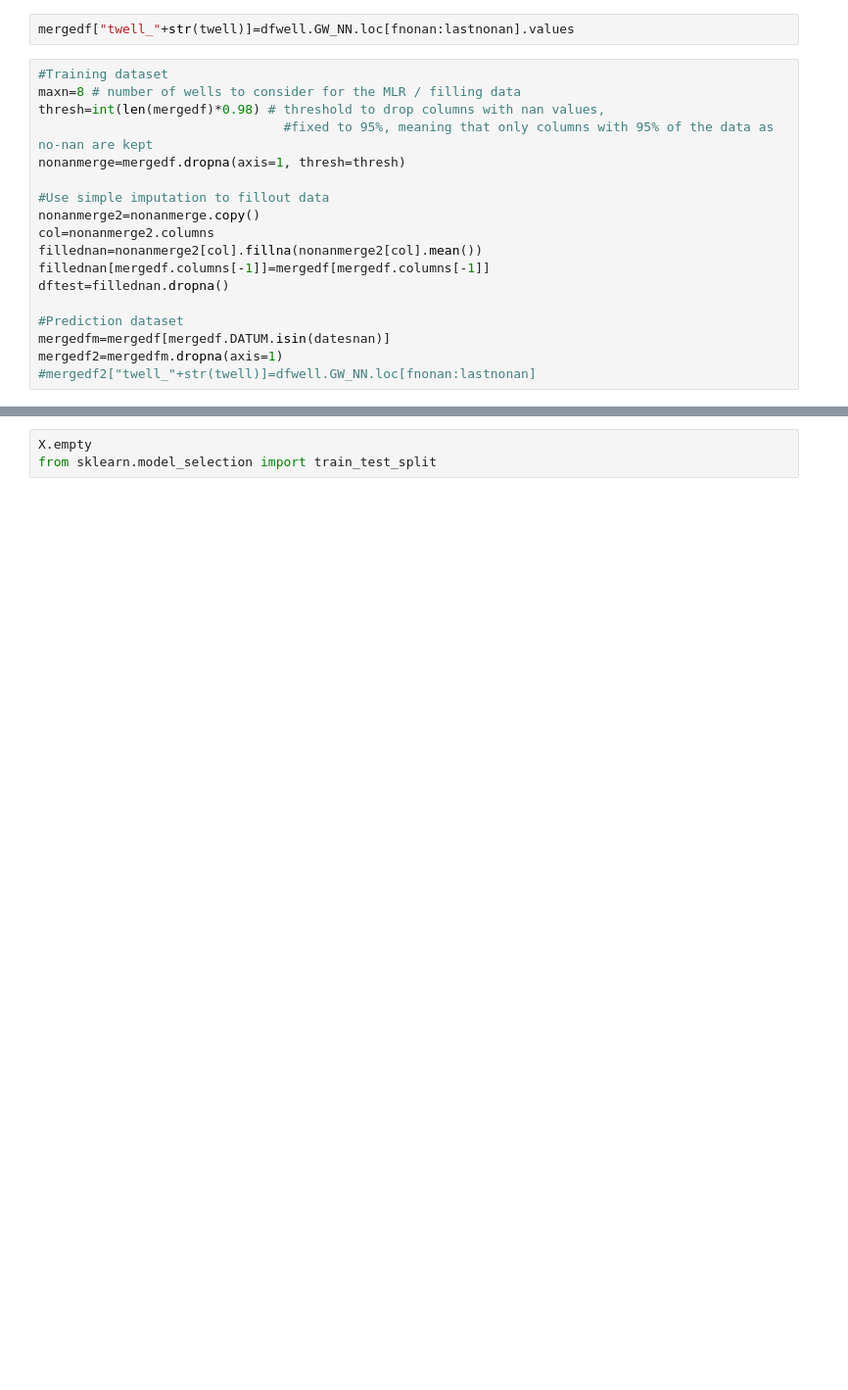
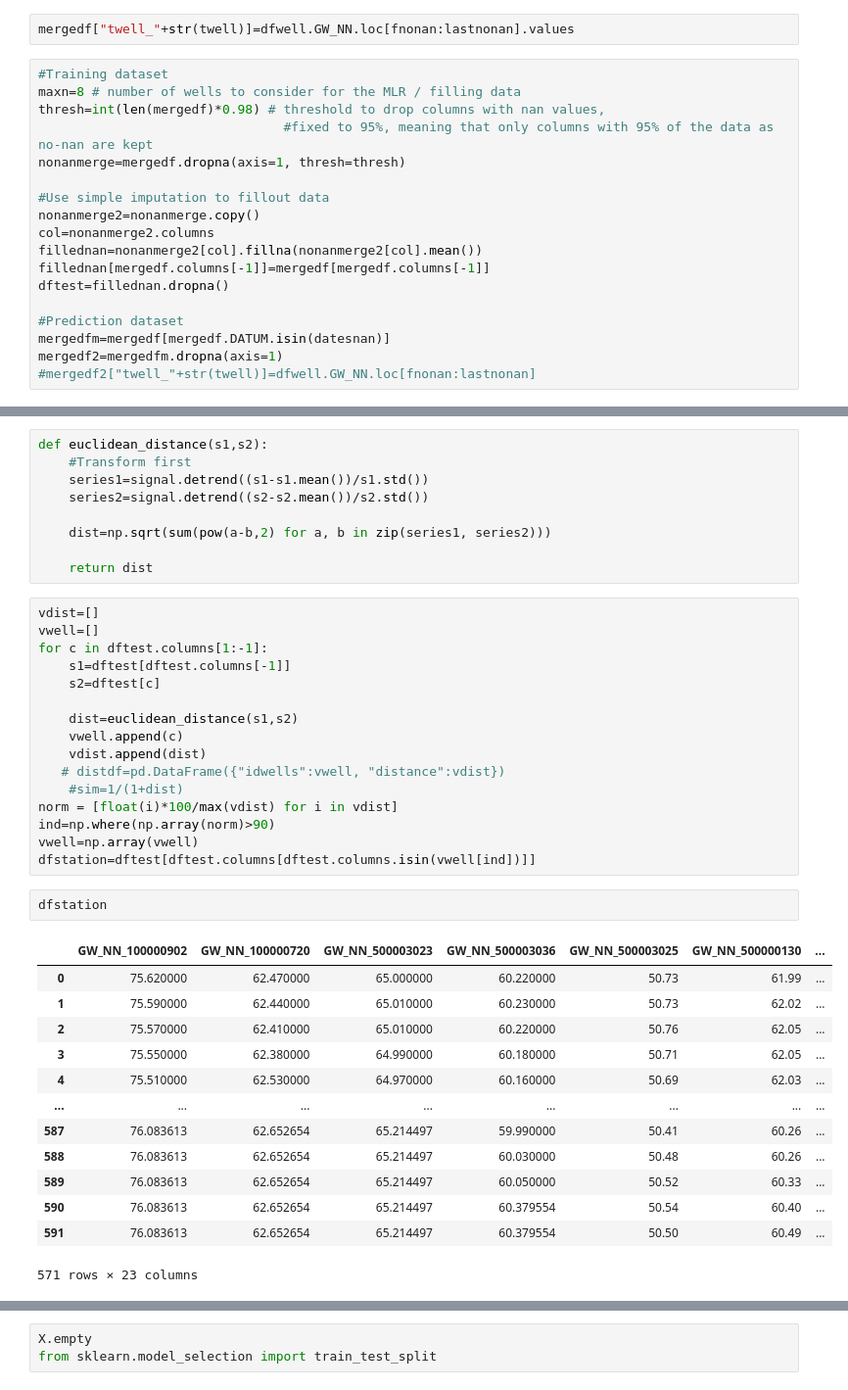
Before and after one commit to mgomezo12/GW_forecasting_ML, a Jupyter notebook: MLR_Filling_gaps_Test.ipynb, the cells around one changed output, grey strips where cells are left out. Shown at 98% size. Drawn from its saved outputs; the diff is of its cells as text; blank space fills up the shorter version.

```diff
--- a/MLR_Filling_gaps_Test.ipynb
+++ b/MLR_Filling_gaps_Test.ipynb
@@ -188,0 +197,41 @@ mergedf2=mergedfm.dropna(axis=1)
+# %%
+def euclidean_distance(s1,s2):
+    #Transform first
+    series1=signal.detrend((s1-s1.mean())/s1.std())
+    series2=signal.detrend((s2-s2.mean())/s2.std())
+
+    dist=np.sqrt(sum(pow(a-b,2) for a, b in zip(series1, series2)))
+
+    return dist
+# %%
+vdist=[]
+vwell=[]
+for c in dftest.columns[1:-1]:
+    s1=dftest[dftest.columns[-1]]
+    s2=dftest[c]
+
+    dist=euclidean_distance(s1,s2)
+    vwell.append(c)
+    vdist.append(dist)
+   # distdf=pd.DataFrame({"idwells":vwell, "distance":vdist})
+    #sim=1/(1+dist)
+norm = [float(i)*100/max(vdist) for i in vdist]
+ind=np.where(np.array(norm)>90)
+vwell=np.array(vwell)
+dfstation=dftest[dftest.columns[dftest.columns.isin(vwell[ind])]]
+# %%
+dfstation
+# %% [output]
+|  | GW_NN_100000902 | GW_NN_100000720 | GW_NN_500003023 | GW_NN_500003036 | GW_NN_500003025 | GW_NN_500000130 | ... |
+| 0 | 75.620000 | 62.470000 | 65.000000 | 60.220000 | 50.73 | 61.99 | ... |
+| 1 | 75.590000 | 62.440000 | 65.010000 | 60.230000 | 50.73 | 62.02 | ... |
+| 2 | 75.570000 | 62.410000 | 65.010000 | 60.220000 | 50.76 | 62.05 | ... |
+| 3 | 75.550000 | 62.380000 | 64.990000 | 60.180000 | 50.71 | 62.05 | ... |
+| 4 | 75.510000 | 62.530000 | 64.970000 | 60.160000 | 50.69 | 62.03 | ... |
+| ... | ... | ... | ... | ... | ... | ... | ... |
+| 587 | 76.083613 | 62.652654 | 65.214497 | 59.990000 | 50.41 | 60.26 | ... |
+| 588 | 76.083613 | 62.652654 | 65.214497 | 60.030000 | 50.48 | 60.26 | ... |
+| 589 | 76.083613 | 62.652654 | 65.214497 | 60.050000 | 50.52 | 60.33 | ... |
+| 590 | 76.083613 | 62.652654 | 65.214497 | 60.379554 | 50.54 | 60.40 | ... |
+| 591 | 76.083613 | 62.652654 | 65.214497 | 60.379554 | 50.50 | 60.49 | ... |
+571 rows × 23 columns
```
Also changed, not shown: parts of 22 cells of this notebook, 6 other files.
